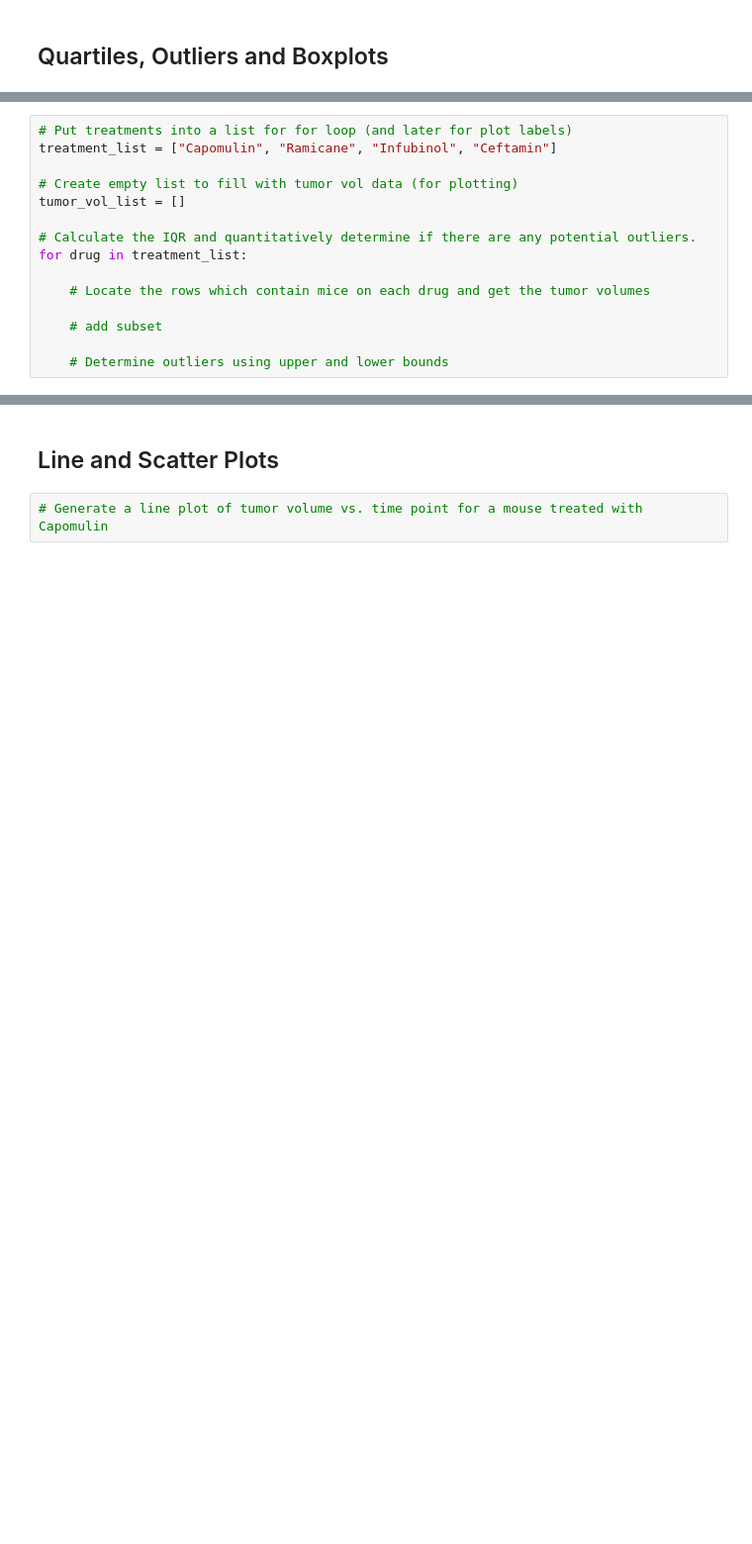
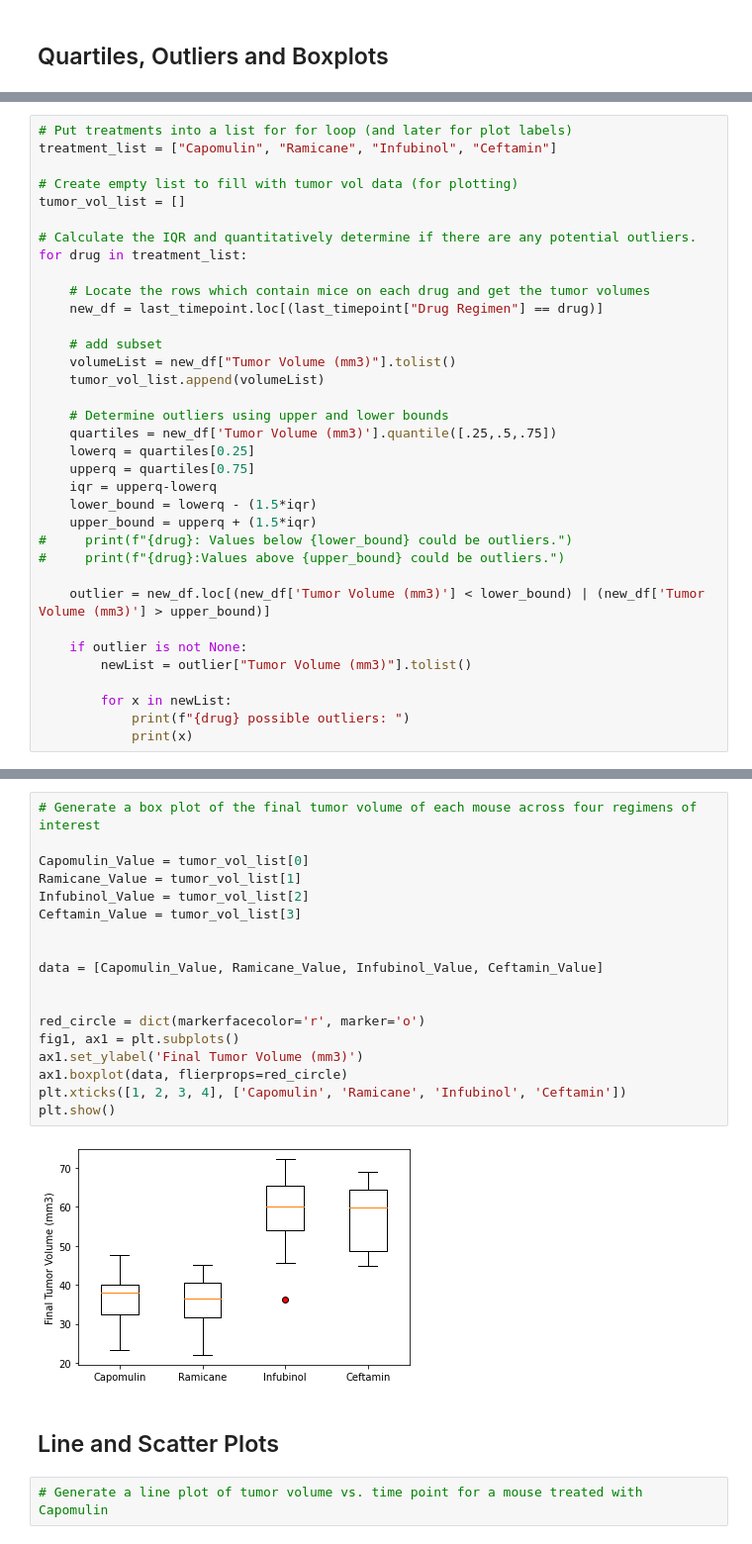
Before and after one commit to Trevor-Velez/matplotlib-challenge, a Jupyter notebook: Pymaceuticals/pymaceuticals_starter.ipynb, the cells around one changed output, grey strips where cells are left out. Shown: that part at 99% size. Drawn from its saved outputs; the diff is of its cells as text; blank space fills up the shorter version.

```diff
--- a/Pymaceuticals/pymaceuticals_starter.ipynb
+++ b/Pymaceuticals/pymaceuticals_starter.ipynb
@@ -210,8 +249,28 @@ tumor_vol_list = []
 for drug in treatment_list:
 
     # Locate the rows which contain mice on each drug and get the tumor volumes
+    new_df = last_timepoint.loc[(last_timepoint["Drug Regimen"] == drug)]
 
     # add subset
+    volumeList = new_df["Tumor Volume (mm3)"].tolist()
+    tumor_vol_list.append(volumeList)
 
     # Determine outliers using upper and lower bounds
+    quartiles = new_df['Tumor Volume (mm3)'].quantile([.25,.5,.75])
+    lowerq = quartiles[0.25]
+    upperq = quartiles[0.75]
+    iqr = upperq-lowerq
+    lower_bound = lowerq - (1.5*iqr)
+    upper_bound = upperq + (1.5*iqr)
+#     print(f"{drug}: Values below {lower_bound} could be outliers.")
+#     print(f"{drug}:Values above {upper_bound} could be outliers.")
+
+    outlier = new_df.loc[(new_df['Tumor Volume (mm3)'] < lower_bound) | (new_df['Tumor Volume (mm3)'] > upper_bound)]
+
+    if outlier is not None:
+        newList = outlier["Tumor Volume (mm3)"].tolist()
+
+        for x in newList:
+            print(f"{drug} possible outliers: ")
+            print(x)
 # %% [output]
@@ -227,3 +279,23 @@ Ceftamin's potential outliers: Series([], Name: Tumor Volume (mm3), dtype: float
+# %%
+# Generate a box plot of the final tumor volume of each mouse across four regimens of interest
+
+Capomulin_Value = tumor_vol_list[0]
+Ramicane_Value = tumor_vol_list[1]
+Infubinol_Value = tumor_vol_list[2]
+Ceftamin_Value = tumor_vol_list[3]
+
+
+data = [Capomulin_Value, Ramicane_Value, Infubinol_Value, Ceftamin_Value]
+
+
+red_circle = dict(markerfacecolor='r', marker='o')
+fig1, ax1 = plt.subplots()
+ax1.set_ylabel('Final Tumor Volume (mm3)')
+ax1.boxplot(data, flierprops=red_circle)
+plt.xticks([1, 2, 3, 4], ['Capomulin', 'Ramicane', 'Infubinol', 'Ceftamin'])
+plt.show()
+# %% [output]
+[figure, added]
 # %% [markdown]
 ## Line and Scatter Plots
 # %%
```
Also changed, not shown: parts of 5 cells of this notebook.
